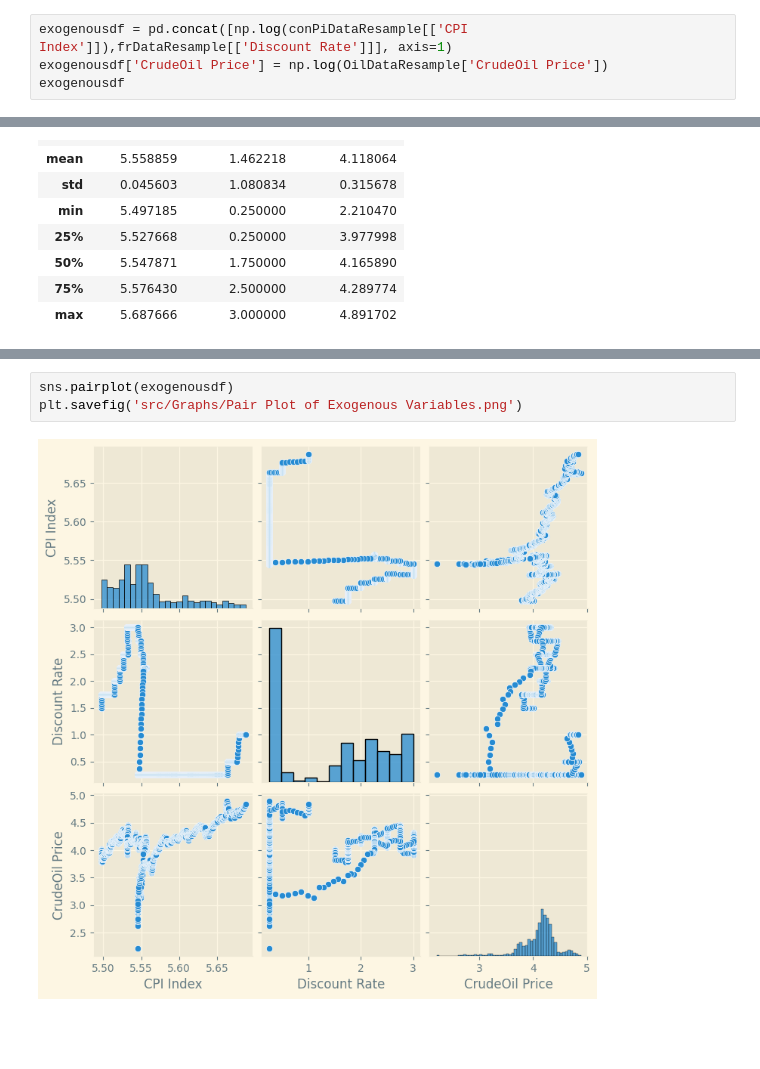
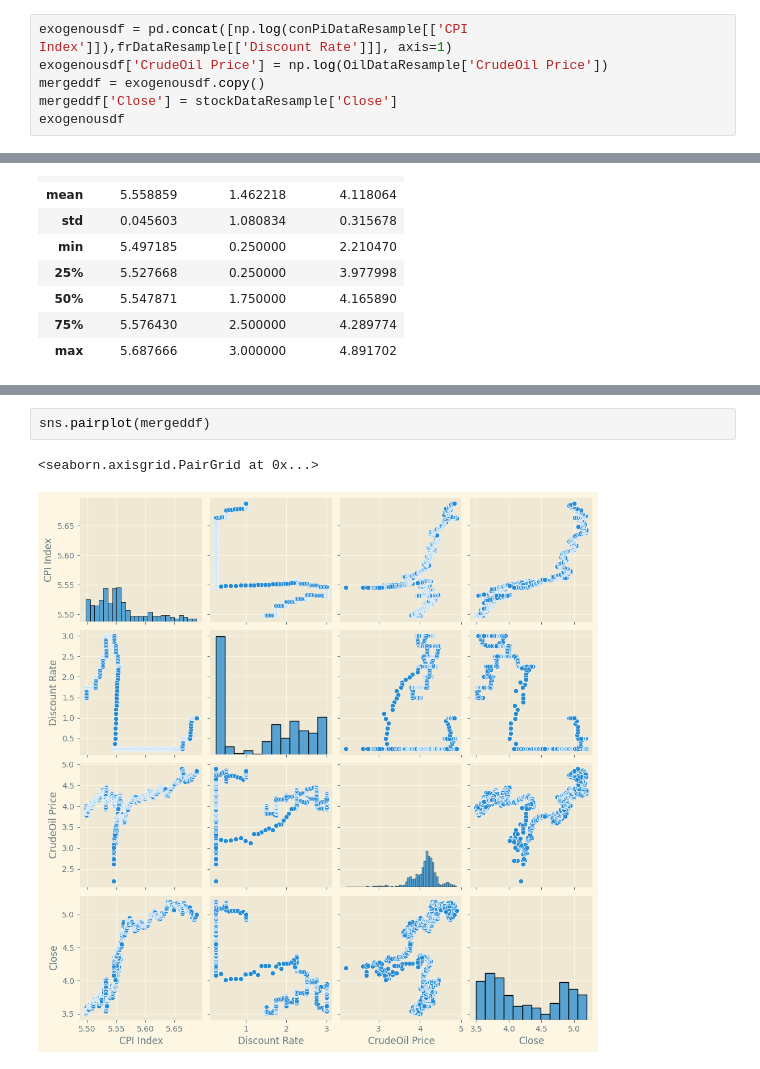
Before and after one commit to X99S5/Stock_Prediction_Model, a Jupyter notebook: Assignment.ipynb, the cells around one changed output, grey strips where cells are left out. Drawn from its saved outputs; the diff is of its cells as text; blank space fills up the shorter version.

```diff
--- a/Assignment.ipynb
+++ b/Assignment.ipynb
@@ -287,6 +227,8 @@ plt.show()
 # %%
 exogenousdf = pd.concat([np.log(conPiDataResample[['CPI Index']]),frDataResample[['Discount Rate']]], axis=1)
 exogenousdf['CrudeOil Price'] = np.log(OilDataResample['CrudeOil Price'])
+mergeddf = exogenousdf.copy()
+mergeddf['Close'] = stockDataResample['Close']
 exogenousdf
 # %% [output]
 |  | CPI Index | Discount Rate | CrudeOil Price |
@@ -325,6 +267,6 @@ plt.savefig('src/Graphs/HeatMap of Correlations between Exogenous Variables.png'
 # %%
-sns.pairplot(exogenousdf)
-plt.savefig('src/Graphs/Pair Plot of Exogenous Variables.png')
+sns.pairplot(mergeddf)
 # %% [output]
+<seaborn.axisgrid.PairGrid at 0x...>
-[figure, old version]
+[figure, new version]
 # %%
```
Also changed, not shown: parts of 45 cells of this notebook.
